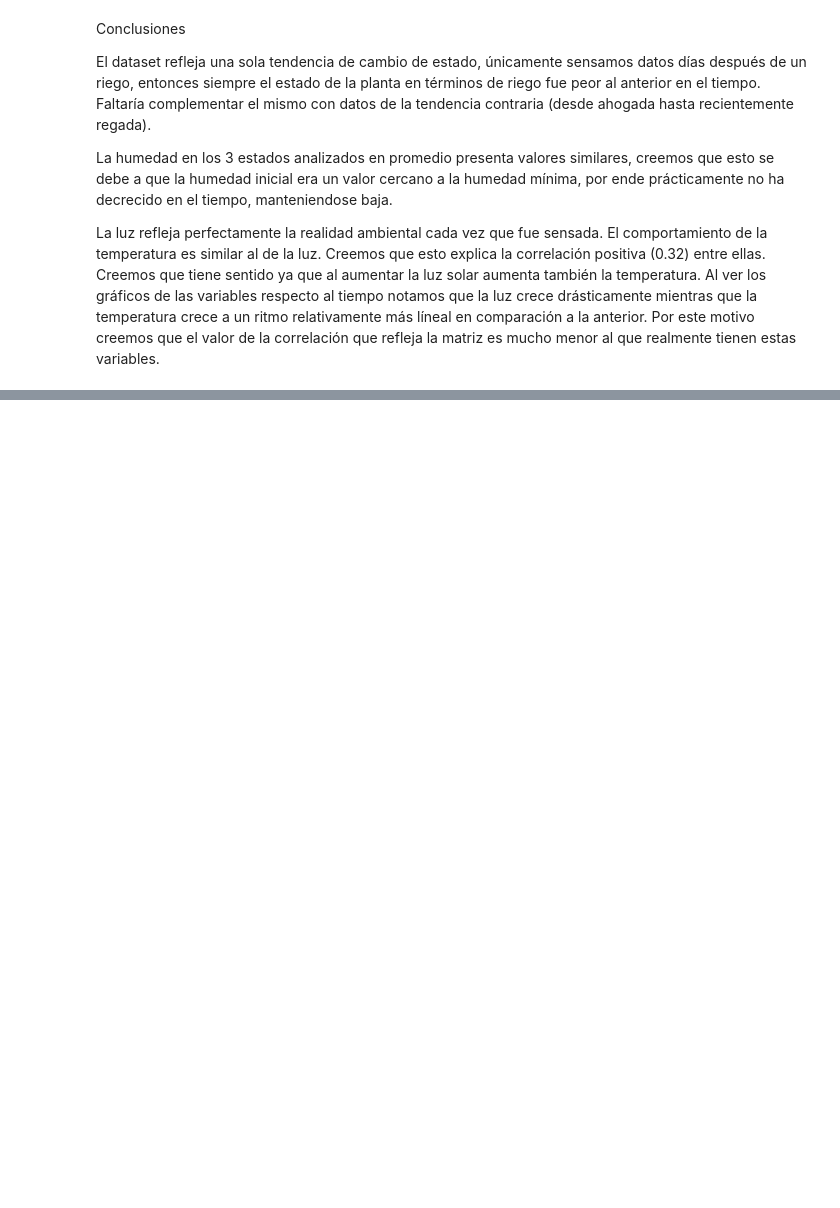
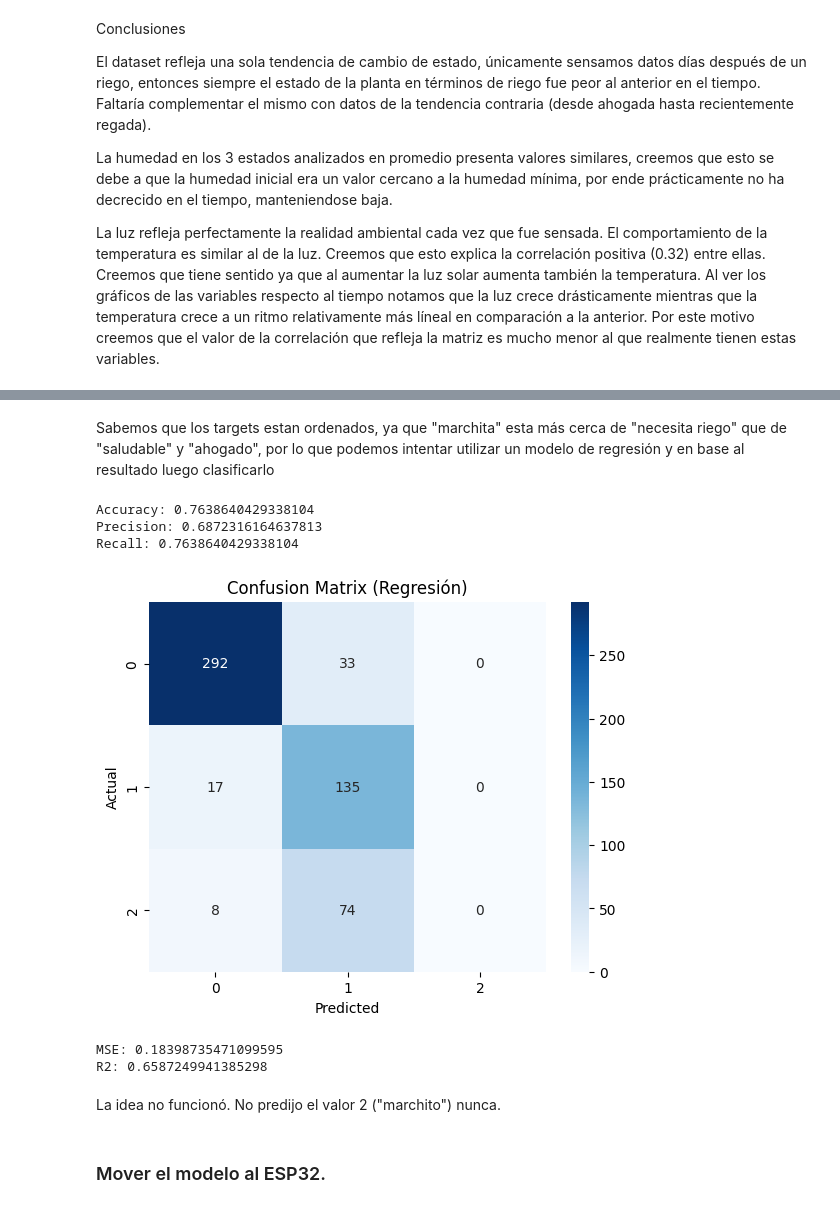
Before and after one commit to saguirregaray1/ia-plant, a Jupyter notebook: planta.ipynb, the cells around one changed output, grey strips where cells are left out. Drawn from its saved outputs; the diff is of its cells as text; code cells hidden in the pictures; blank space fills up the shorter version.

Commit message:
models

```diff
--- a/planta.ipynb
+++ b/planta.ipynb
@@ -383,0 +394,2 @@ La luz refleja perfectamente la realidad ambiental cada vez que fue sensada. El
+# %%
+df = prev_df
@@ -383,0 +560,40 @@ La luz refleja perfectamente la realidad ambiental cada vez que fue sensada. El
+# %% [markdown]
+Sabemos que los targets estan ordenados, ya que "marchita" esta más cerca de "necesita riego" que de "saludable" y "ahogado", por lo que podemos intentar utilizar un modelo de regresión y en base al resultado luego clasificarlo
+# %%
+from sklearn.ensemble import RandomForestRegressor
+from sklearn.metrics import mean_squared_error, r2_score
+
+rf_reg = RandomForestRegressor(random_state=7)
+rf_reg.fit(X_train, y_train)
+
+y_pred = rf_reg.predict(X_test)
+# Redondear y limitar a los valores posibles de target
+possible_targets = [0,1,2,3]
+y_pred_reg_class = np.clip(np.round(y_pred), min(possible_targets), max(possible_targets)).astype(int)
+
+# Evaluar desempeño como clasificación
+print("Accuracy:", accuracy_score(y_test, y_pred_reg_class))
+print("Precision:", precision_score(y_test, y_pred_reg_class, average='weighted'))
+print("Recall:", recall_score(y_test, y_pred_reg_class, average='weighted'))
+
+cm = confusion_matrix(y_test, y_pred_reg_class)
+sns.heatmap(cm, annot=True, fmt='d', cmap='Blues')
+plt.xlabel('Predicted')
+plt.ylabel('Actual')
+plt.title('Confusion Matrix (Regresión)')
+plt.show()
+
+# Evaluar desempeño como regresión
+print("MSE:", mean_squared_error(y_test, y_pred))
+print("R2:", r2_score(y_test, y_pred))
+# %% [output]
+Accuracy: 0.7638640429338104
+Precision: 0.6872316164637813
+Recall: 0.7638640429338104
+[figure, added]
+MSE: 0.18398735471099595
+R2: 0.6587249941385298
+# %% [markdown]
+La idea no funcionó. No predijo el valor 2 ("marchito") nunca.
+# %% [markdown]
+### Mover el modelo al ESP32.
```
Also changed, not shown: parts of 51 cells of this notebook, 5 other files.
